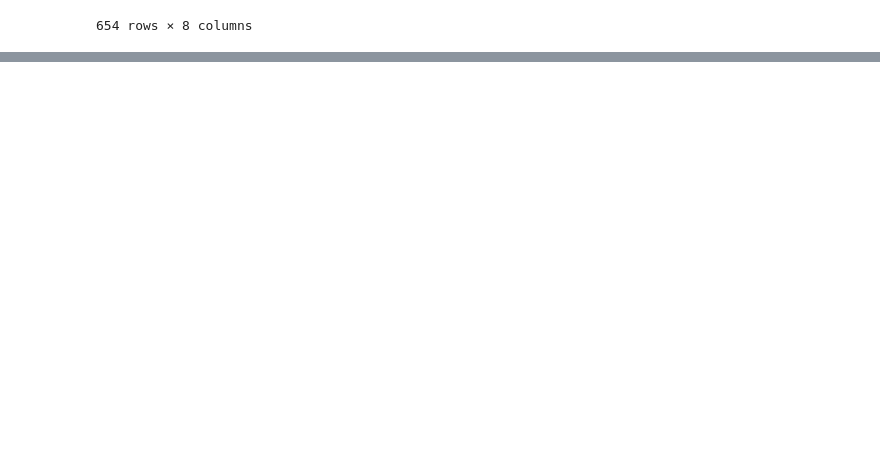
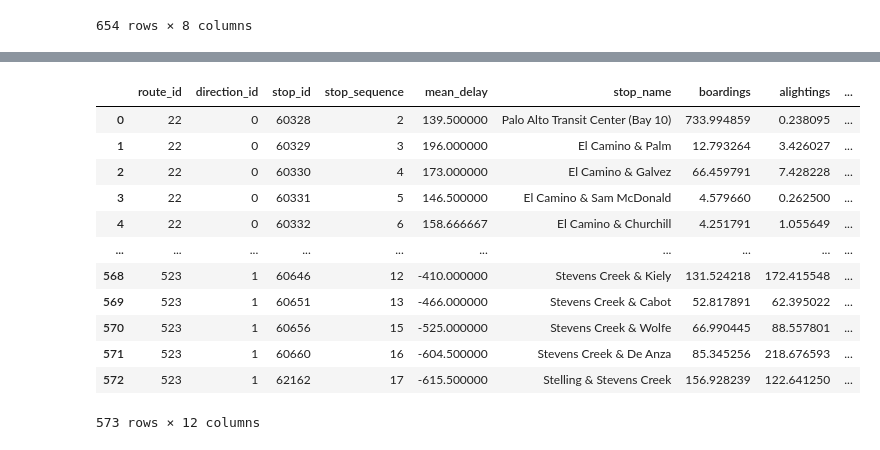
Before and after one commit to ArcherGu22/VTA-Transit-Delays, a Jupyter notebook: scripts/04_regression_models.ipynb, the cells around one changed output, grey strips where cells are left out. Drawn from its saved outputs; the diff is of its cells as text; code cells hidden in the pictures; blank space fills up the shorter version.

```diff
--- a/scripts/04_regression_models.ipynb
+++ b/scripts/04_regression_models.ipynb
@@ -140,0 +115,42 @@ station_spacings.to_csv("../data/processed/temp.csv")
+# %%
+def compute_osm_spacing(stations_gdf):
+    results = []
+
+    for (route_id, direction_id), stops in stations_gdf.groupby(["route_id", "direction_id"]):
+
+        stops = stops.sort_values("stop_sequence").copy()
+
+        spacings = [None]
+
+        for i in range(1, len(stops)):
+            n1 = stops.iloc[i - 1]["node"]
+            n2 = stops.iloc[i]["node"]
+
+            try:
+                dist = nx.shortest_path_length(G, n1, n2, weight="length")
+            except:
+                dist = None
+
+            spacings.append(dist)
+
+        stops["spacing_ft"] = spacings
+        results.append(stops)
+
+    return pd.concat(results, ignore_index=True)
+# %%
+station_spacings = compute_osm_spacing(stations_gdf)
+station_spacings
+# %% [output]
+|  | route_id | direction_id | stop_id | stop_sequence | mean_delay | stop_name | boardings | alightings | ... |
+| 0 | 22 | 0 | 60328 | 2 | 139.500000 | Palo Alto Transit Center (Bay 10) | 733.994859 | 0.238095 | ... |
+| 1 | 22 | 0 | 60329 | 3 | 196.000000 | El Camino & Palm | 12.793264 | 3.426027 | ... |
+| 2 | 22 | 0 | 60330 | 4 | 173.000000 | El Camino & Galvez | 66.459791 | 7.428228 | ... |
+| 3 | 22 | 0 | 60331 | 5 | 146.500000 | El Camino & Sam McDonald | 4.579660 | 0.262500 | ... |
+| 4 | 22 | 0 | 60332 | 6 | 158.666667 | El Camino & Churchill | 4.251791 | 1.055649 | ... |
+| ... | ... | ... | ... | ... | ... | ... | ... | ... | ... |
+| 568 | 523 | 1 | 60646 | 12 | -410.000000 | Stevens Creek & Kiely | 131.524218 | 172.415548 | ... |
+| 569 | 523 | 1 | 60651 | 13 | -466.000000 | Stevens Creek & Cabot | 52.817891 | 62.395022 | ... |
+| 570 | 523 | 1 | 60656 | 15 | -525.000000 | Stevens Creek & Wolfe | 66.990445 | 88.557801 | ... |
+| 571 | 523 | 1 | 60660 | 16 | -604.500000 | Stevens Creek & De Anza | 85.345256 | 218.676593 | ... |
+| 572 | 523 | 1 | 62162 | 17 | -615.500000 | Stelling & Stevens Creek | 156.928239 | 122.641250 | ... |
+573 rows × 12 columns
```
Also changed, not shown: parts of 11 cells of this notebook, 1 other file.
